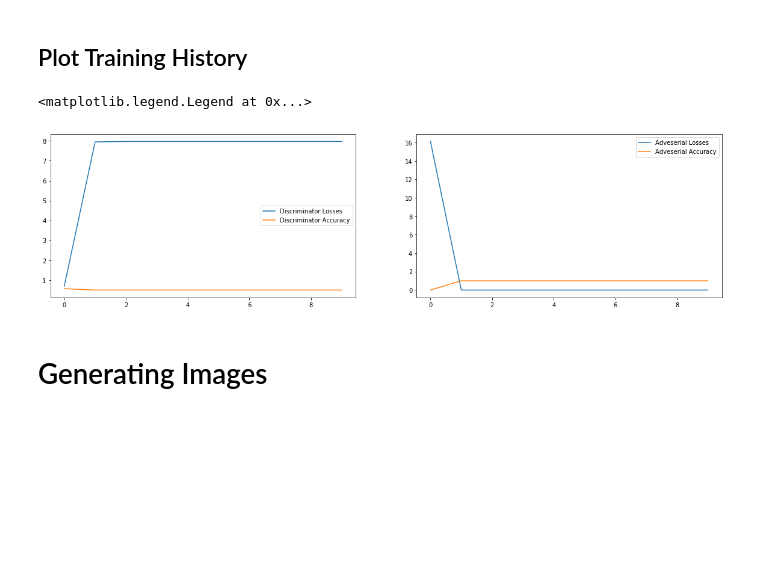
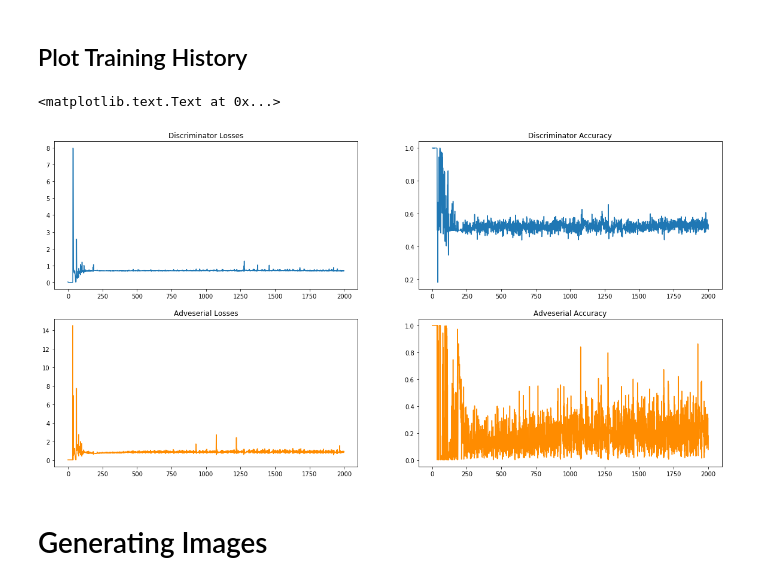
Before and after one commit to kvfairchild/Jupyter-GAN, a Jupyter notebook: GAN-MNIST.ipynb, the cells around one changed output. Saved outputs shown, nothing was run; the diff lists cells and outputs as text; code cells hidden in the pictures; blank space fills up the shorter version.

```diff
--- a/GAN-MNIST.ipynb
+++ b/GAN-MNIST.ipynb
@@ -188,24 +194,30 @@ def train(batch_size=256, train_steps=2000):
 
     return discriminator_losses, adversarial_losses
 # %%
-discriminator_losses, adversarial_losses = train(train_steps=10)
+discriminator_losses, adversarial_losses = train()
 # %% [markdown]
 ## Plot Training History
 # %%
-plt.figure(figsize=(20,5))
+plt.figure(figsize=(20,10))
 
-plt.subplot(1,2,1)
-plt.plot(np.array(discriminator_losses)[:, 0], label="Discriminator Losses")
-plt.plot(np.array(discriminator_losses)[:, 1], label="Discriminator Accuracy")
-plt.legend()
+plt.subplot(2,2,1)
+plt.plot(np.array(discriminator_losses)[:, 0])
+plt.title("Discriminator Losses")
 
-plt.subplot(1,2,2)
-plt.plot(np.array(adversarial_losses)[:, 0], label="Adveserial Losses")
-plt.plot(np.array(adversarial_losses)[:, 1], label="Adveserial Accuracy")
-plt.legend()
+plt.subplot(2,2,2)
+plt.plot(np.array(discriminator_losses)[:, 1])
+plt.title("Discriminator Accuracy")
+
+plt.subplot(2,2,3)
+plt.plot(np.array(adversarial_losses)[:, 0], color='darkorange')
+plt.title("Adveserial Losses")
+
+plt.subplot(2,2,4)
+plt.plot(np.array(adversarial_losses)[:, 1], color='darkorange')
+plt.title("Adveserial Accuracy")
 # %% [output]
-<matplotlib.legend.Legend at 0x...>
+<matplotlib.text.Text at 0x...>
-[figure, old version]
+[figure, new version]
 # %% [markdown]
 # Generating Images
 # %%
```
Also changed, not shown: parts of 5 cells of this notebook.
